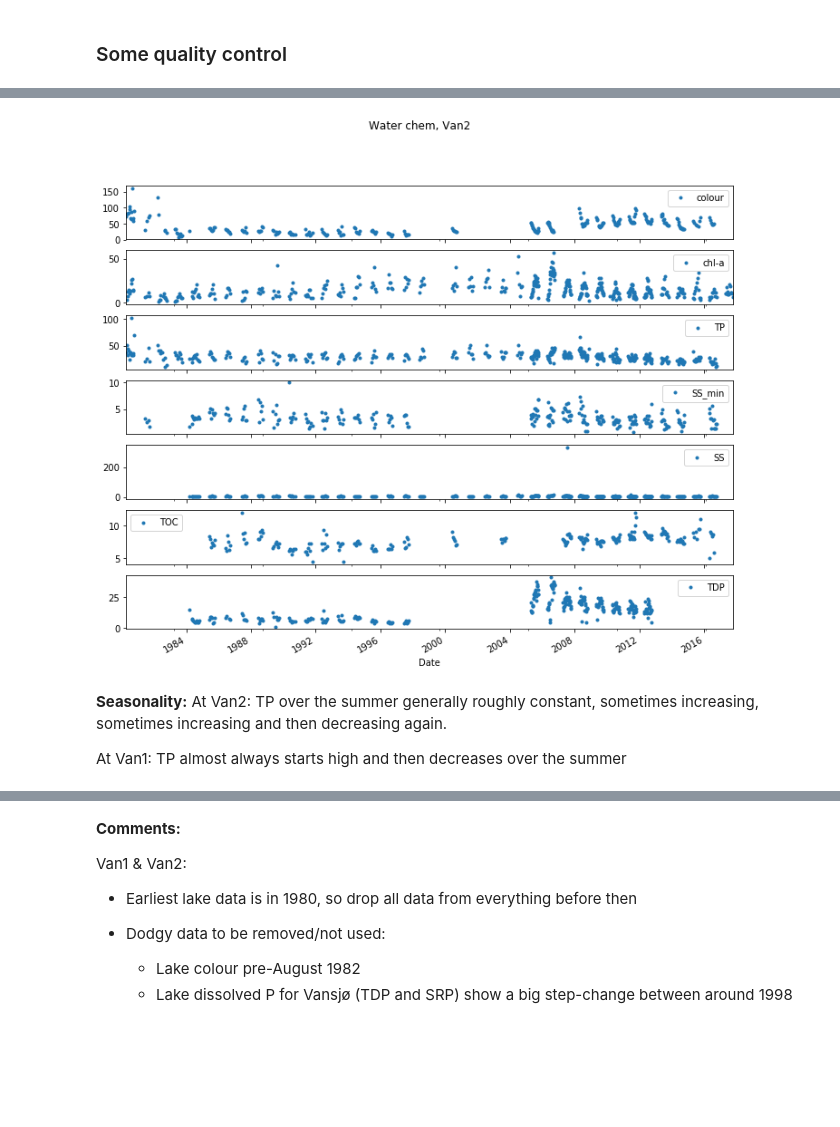
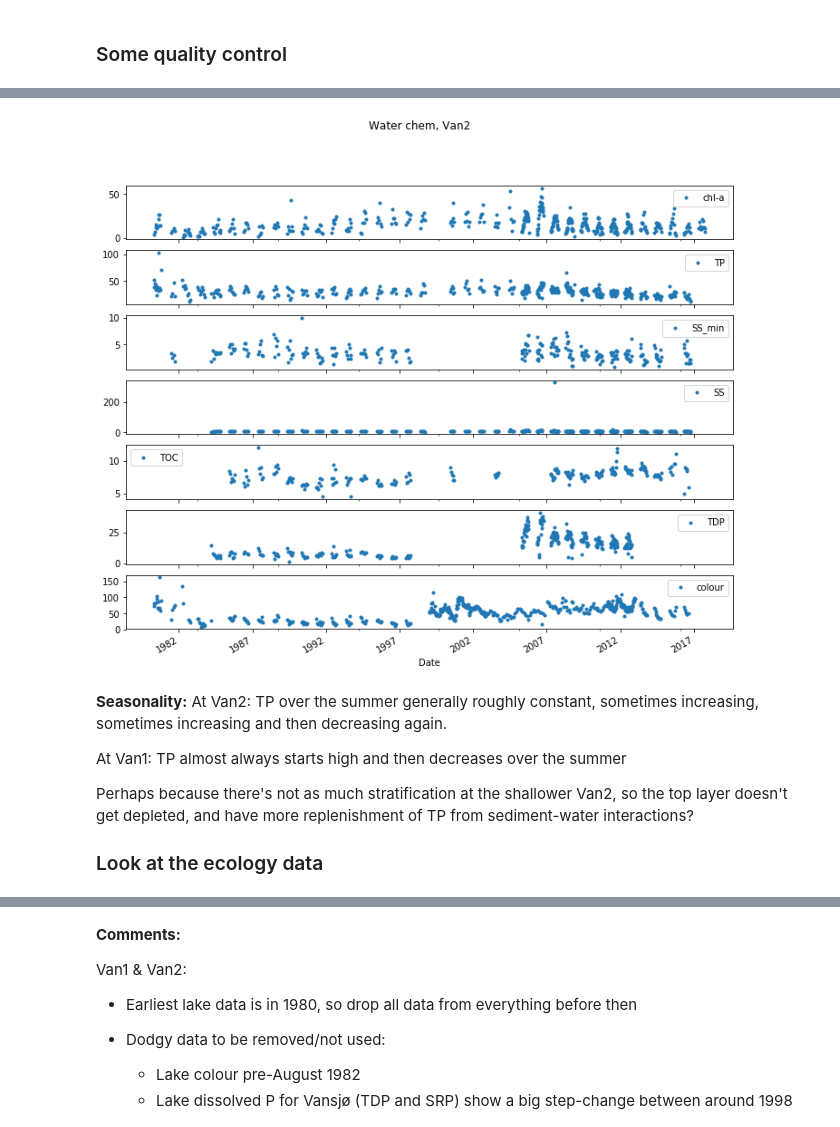
Before and after one commit to icra/WATExR, a Jupyter notebook: Norway_Morsa/Model_Development/Notebooks/01_Make_data_matrix.ipynb, the cells around one changed output, grey strips where cells are left out. Drawn from its saved outputs; the diff is of its cells as text; code cells hidden in the pictures; blank space fills up the shorter version.

```diff
--- a/Norway_Morsa/Model_Development/Notebooks/01_Make_data_matrix.ipynb
+++ b/Norway_Morsa/Model_Development/Notebooks/01_Make_data_matrix.ipynb
@@ -25,6 +29,8 @@ inc_fluxes = 0 # 0 or 1
 
 # Met (T, pptn)
 met_fpath = r'../data/Daily_1km_gridded_data_Morsa.csv'
+wind_fpath = r'../data/Obs_Rygge_MeanWindSpeed.csv' # Mean daily wind speed (m/s), Rygge airport
+PET_fpath = r'../data/Morsa_ThornthwaitePET.csv' #N.B. calculated using met station temp rather than gridded. But the two are v. comparable (not so pptn)
 
 # Discharge
 Q_fpath = r'../data/3-22-0_D6pm_Hogfoss_Scaled_to_Kure.csv'
@@ -36,6 +42,9 @@ catchwq_fpath = r'../data/003-59191_chem_obs.csv'
 fname_dict = {'Van1':'Storefjorden (VAN1)', 'Van2':'Vanemfjorden (VAN2)'}
 lakewq_fpath = r'../data/%s_chem_obs.csv'%fname_dict[basin]
 
+# Alternative lake colour data (from Storefjorden, 20m depth, MOVAR data)
+movar_color_fpath = r'../data/LakeColour_MOVAR.csv'
+
 # Lake ecology (PTI, biovolume, cyanomax, cyano biovolume)
 ecol_fpath = r'../data/%s_PTI_Cyano.xlsx'%basin
 
@@ -44,9 +53,15 @@ out_file = r'../data/DataMatrices'
 # %%
 # READ IN
 met_df = pd.read_csv(met_fpath, index_col=0, parse_dates=True, dayfirst=True)
+pet_df = pd.read_csv(PET_fpath, index_col=0, parse_dates=True, dayfirst=True)
+wind_df = pd.read_csv(wind_fpath, index_col=0, parse_dates=True, dayfirst=True)
+
 Q_df = pd.read_csv(Q_fpath, index_col=0, parse_dates=True, dayfirst=True)
+
 catchwq_df = pd.read_csv(catchwq_fpath, index_col=0, parse_dates=True, dayfirst=True)
+
 lakewq_df = pd.read_csv(lakewq_fpath, index_col=0, parse_dates=True, dayfirst=True)
+color_df = pd.read_csv(movar_color_fpath, index_col=0, parse_dates=True, dayfirst=True)
 
 # If looking at Van2 (Vanemfjorden), also read in lake data from Storefjorden
 if basin =='Van2':
@@ -96,0 +119,9 @@ array([<matplotlib.axes._subplots.AxesSubplot object at 0x...>,
+# %%
+# Compare NIVA and MOVAR colour data (MOVAR data is shorter)
+
+lakewq_df = pd.merge(lakewq_df, color_df, left_index=True, right_index=True, how='outer')
+
+lakewq_df.loc['1998-01-01':,['colour','Colour']].plot(style='o', figsize=(12,4))
+
+# Optionally output to csv for quick stats elsewhere
+lakewq_df.loc['1998-01-01':,['colour','Colour']].dropna().to_csv(r'../data/lake_colour_comparison.csv')
@@ -96,0 +146,13 @@ array([<matplotlib.axes._subplots.AxesSubplot object at 0x...>,
+# %%
+# Before Jan 1999: NIVA data, Jan 1999- end 2012: Movar data, from Jan 2013: NIVA data
+s0 = lakewq_df.loc[:'1998-12-31','colour']
+
+id1 = lakewq_df['Colour'].first_valid_index()
+s1 = lakewq_df['Colour'].loc[id1:]
+s1.name = 'colour'
+
+lastidx = lakewq_df.loc['2013-01-01':,'colour'].last_valid_index()
+s2 = lakewq_df.loc['2013-01-01':lastidx,'colour']
+
+colour = pd.concat([s0, s1,s2], axis=0).dropna()
+colour.plot(style='o', linestyle='-')
@@ -97,15 +162,23 @@ array([<matplotlib.axes._subplots.AxesSubplot object at 0x...>,
 # %%
+# Drop original MOVAR and NIVA colour series, and replace with the patched series
+lakewq_df = lakewq_df.drop(['colour','Colour'], axis=1)
+lakewq_df = lakewq_df.merge(colour.to_frame(), left_index=True, right_index=True, how='outer')
+
 lakewq_df.loc['1980-01-01':,:].plot(subplots=True, style='o', ms=3, figsize=(12,10))
 plt.suptitle('Water chem, %s' %basin)
 # plt.savefig(r'../Figures/lake_chem_timeseries_%s.png' %basin)
 plt.show()
 # %% [output]
-[figure, old version]
+[figure, new version]
 # %% [markdown]
 **Seasonality:**
 At Van2: TP over the summer generally roughly constant, sometimes increasing, sometimes increasing and then decreasing again.
 
 At Van1: TP almost always starts high and then decreases over the summer
+
+Perhaps because there's not as much stratification at the shallower Van2, so the top layer doesn't get depleted, and have more replenishment of TP from sediment-water interactions?
+
+### Look at the ecology data
 # %%
 ecol_df.plot(subplots=True, style='o', ls='-', ms=3, figsize=(12,4))
 # %% [output]
```
Also changed, not shown: parts of 42 cells of this notebook, 9 other files.
